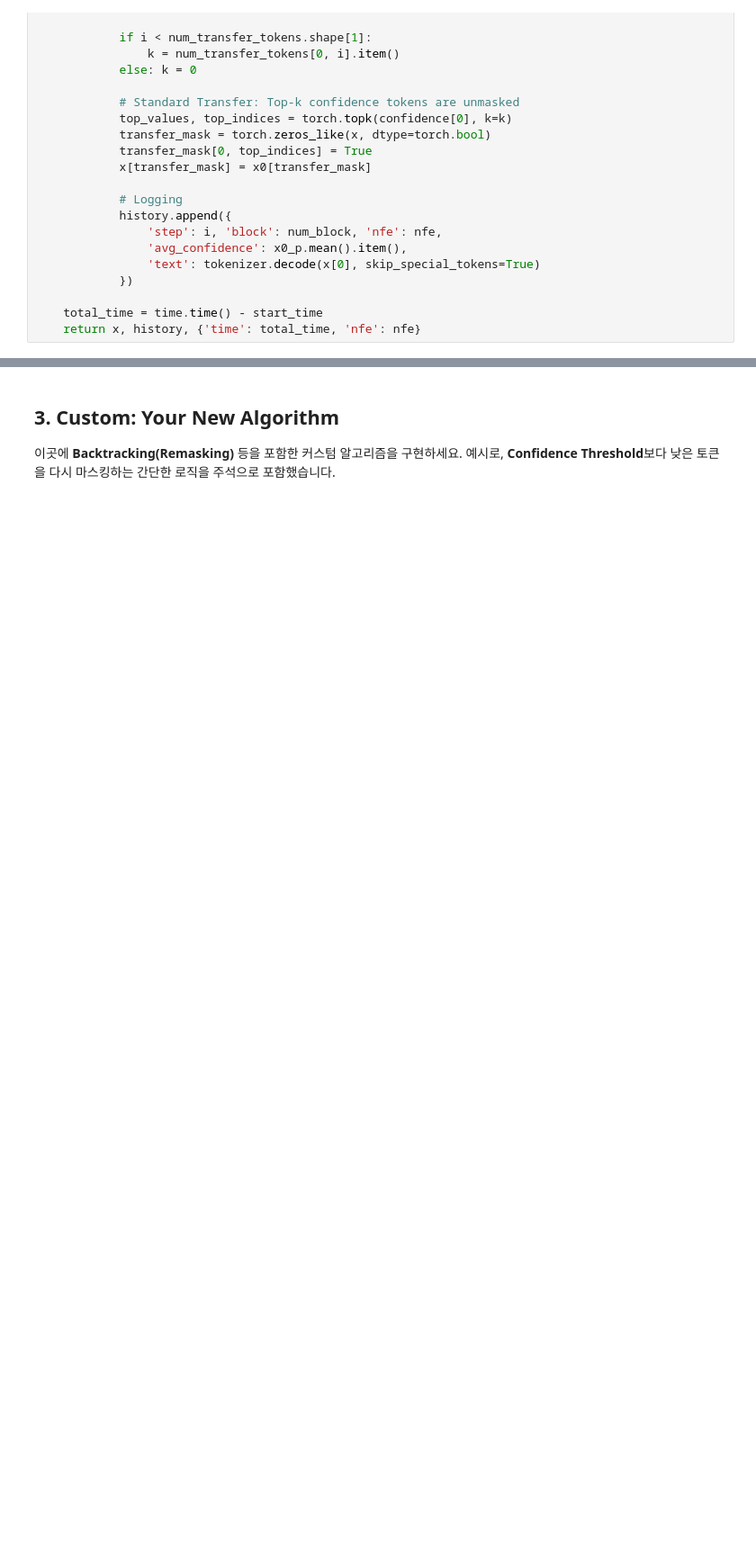
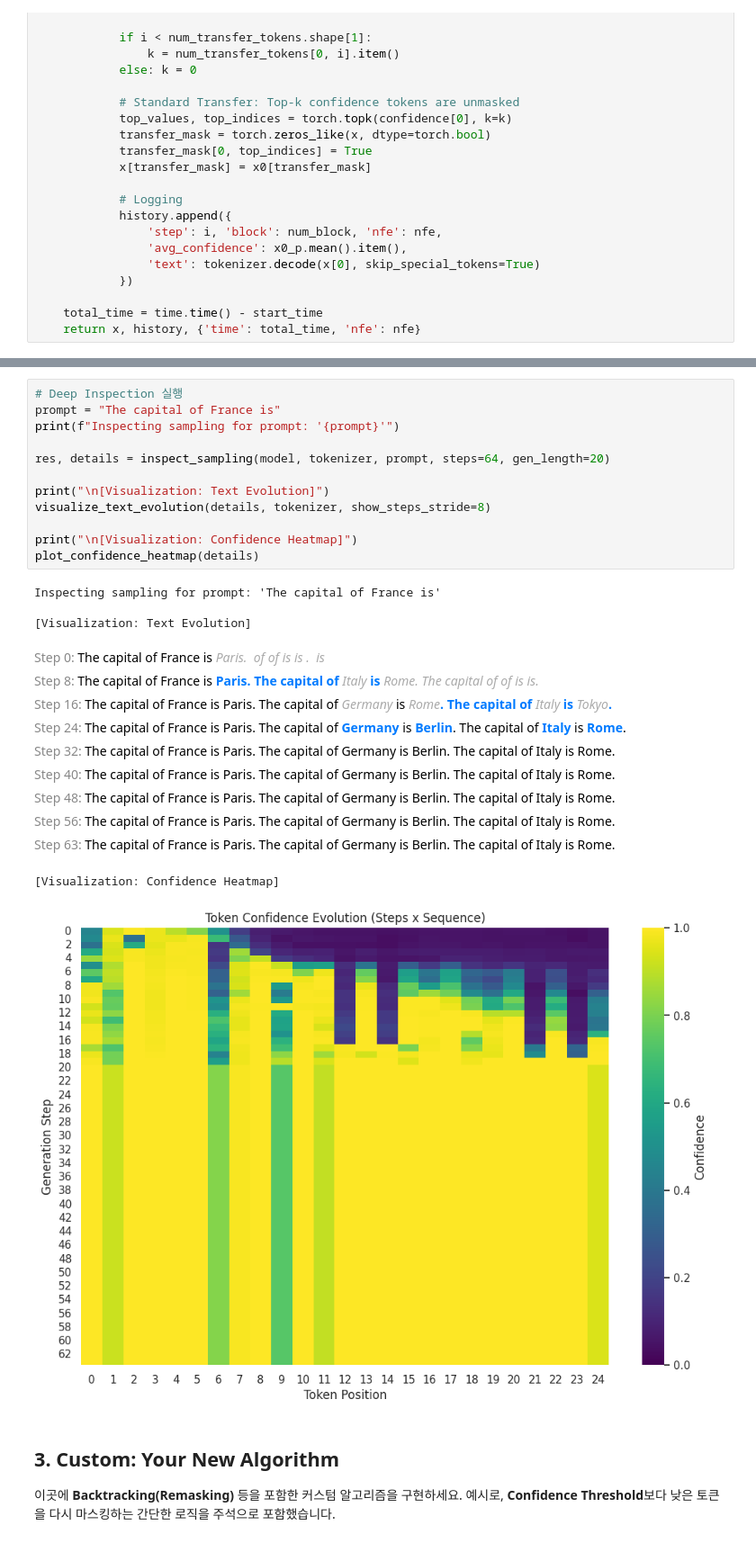
Before and after one commit to imaimonkey/diffsion-processing-inpection-playground, a Jupyter notebook: inspection_playground.ipynb, the cells around one changed output, grey strips where cells are left out. Shown at 90% size. Saved outputs shown, nothing was run; the diff lists cells and outputs as text; blank space fills up the shorter version.

```diff
--- a/inspection_playground.ipynb
+++ b/inspection_playground.ipynb
@@ -211,3 +364,30 @@ def baseline_sampling(model, tokenizer, prompt_text, steps=64, gen_length=64, bl
+# %%
+# Deep Inspection 실행
+prompt = "The capital of France is"
+print(f"Inspecting sampling for prompt: '{prompt}'")
+
+res, details = inspect_sampling(model, tokenizer, prompt, steps=64, gen_length=20)
+
+print("\n[Visualization: Text Evolution]")
+visualize_text_evolution(details, tokenizer, show_steps_stride=8)
+
+print("\n[Visualization: Confidence Heatmap]")
+plot_confidence_heatmap(details)
+# %% [output]
+Inspecting sampling for prompt: 'The capital of France is'
+
+[Visualization: Text Evolution]
+Step 0: The capital of France is Paris. of of is is . is
+Step 8: The capital of France is Paris. The capital of Italy is Rome. The capital of of is is.
+Step 16: The capital of France is Paris. The capital of Germany is Rome. The capital of Italy is Tokyo.
+Step 24: The capital of France is Paris. The capital of Germany is Berlin. The capital of Italy is Rome.
+Step 32: The capital of France is Paris. The capital of Germany is Berlin. The capital of Italy is Rome.
+Step 40: The capital of France is Paris. The capital of Germany is Berlin. The capital of Italy is Rome.
+Step 48: The capital of France is Paris. The capital of Germany is Berlin. The capital of Italy is Rome.
+Step 56: The capital of France is Paris. The capital of Germany is Berlin. The capital of Italy is Rome.
+Step 63: The capital of France is Paris. The capital of Germany is Berlin. The capital of Italy is Rome.
+[Visualization: Confidence Heatmap]
+[figure, added]
 # %% [markdown]
 ## 3. Custom: Your New Algorithm
 
```
Also changed, not shown: parts of 6 cells of this notebook, 1 other file.
